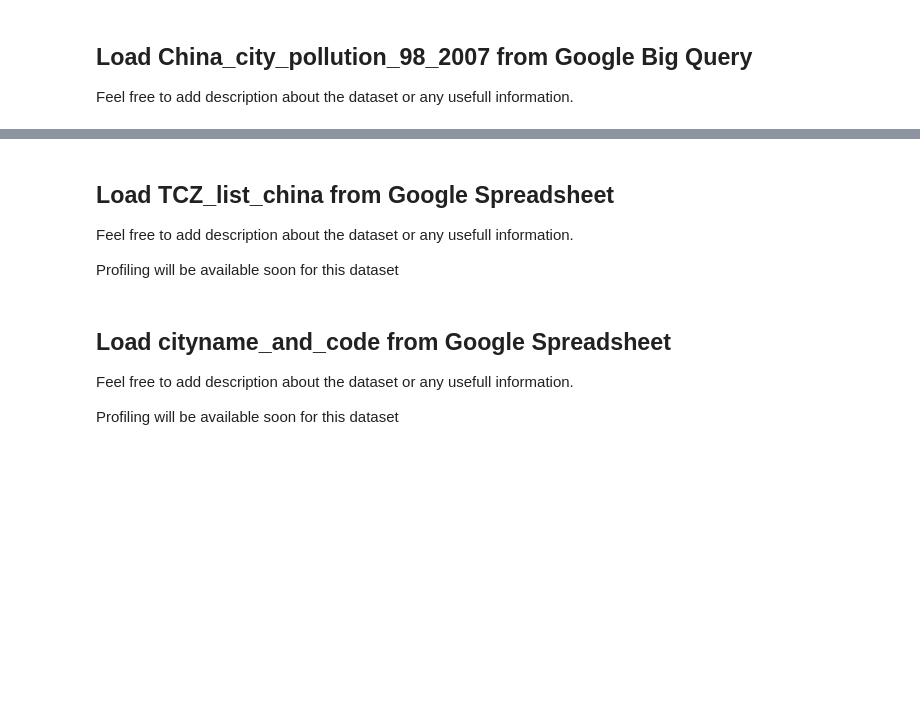
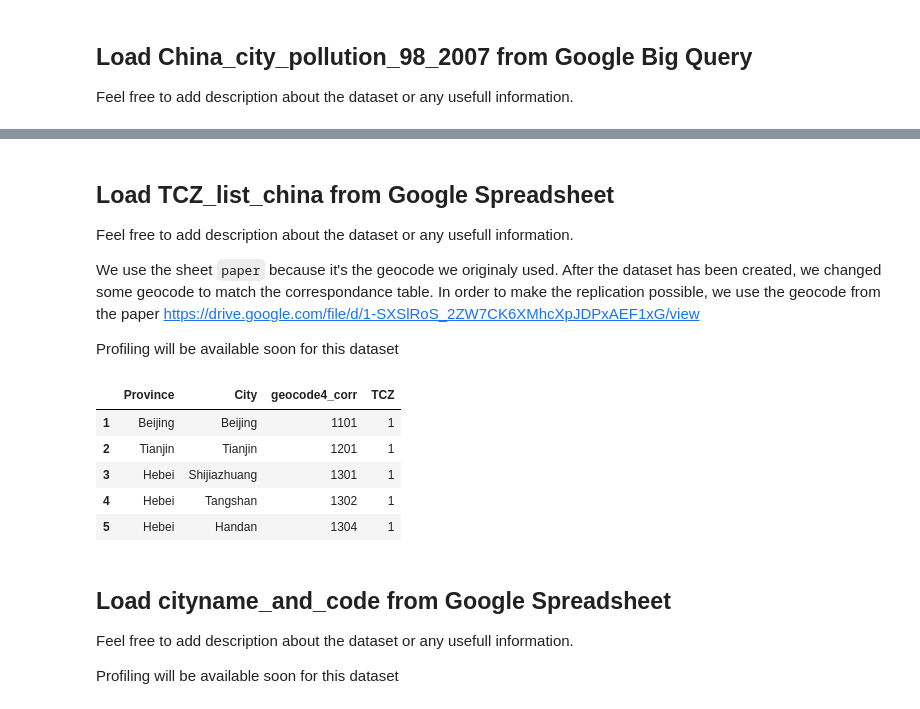
Before and after one commit to thomaspernet/SBC_pollution_China, a Jupyter notebook: Data_preprocessing/SBC_pollution_China_preprocessing.ipynb, the cells around one changed output, grey strips where cells are left out. Saved outputs shown, nothing was run; the diff lists cells and outputs as text; code cells hidden in the pictures; blank space fills up the shorter version.

```diff
--- a/Data_preprocessing/SBC_pollution_China_preprocessing.ipynb
+++ b/Data_preprocessing/SBC_pollution_China_preprocessing.ipynb
@@ -137,18 +159,27 @@ df_China_city_pollution_98_2007.head()
 
 Feel free to add description about the dataset or any usefull information.
 
+We use the sheet `paper` because it's the geocode we originaly used. After the dataset has been created, we changed some geocode to match the correspondance table. In order to make the replication possible, we use the geocode from the paper https://drive.google.com/file/d/1-SXSlRoS_2ZW7CK6XMhcXpJDPxAEF1xG/view
+
 Profiling will be available soon for this dataset
 # %%
 ### Please go here https://docs.google.com/spreadsheets/d/15bMeS2cMfGfYJkjuY6wOMzcAUWZNRGpO03hZ8rpgv0Q
 ### To change the range
 
 sheetid = '15bMeS2cMfGfYJkjuY6wOMzcAUWZNRGpO03hZ8rpgv0Q'
-sheetname = 'TCZ'
+sheetname = 'paper'
 
 df_TCZ_list_china = gdr.upload_data_from_spreadsheet(sheetID = sheetid,
 sheetName = sheetname,
 	 to_dataframe = True)
 df_TCZ_list_china.head()
+# %% [output]
+|  | Province | City | geocode4_corr | TCZ |
+| 1 | Beijing | Beijing | 1101 | 1 |
+| 2 | Tianjin | Tianjin | 1201 | 1 |
+| 3 | Hebei | Shijiazhuang | 1301 | 1 |
+| 4 | Hebei | Tangshan | 1302 | 1 |
+| 5 | Hebei | Handan | 1304 | 1 |
 # %% [markdown]
 ## Load cityname_and_code from Google Spreadsheet
 
```
Also changed, not shown: parts of 11 cells of this notebook, 5 other files.
